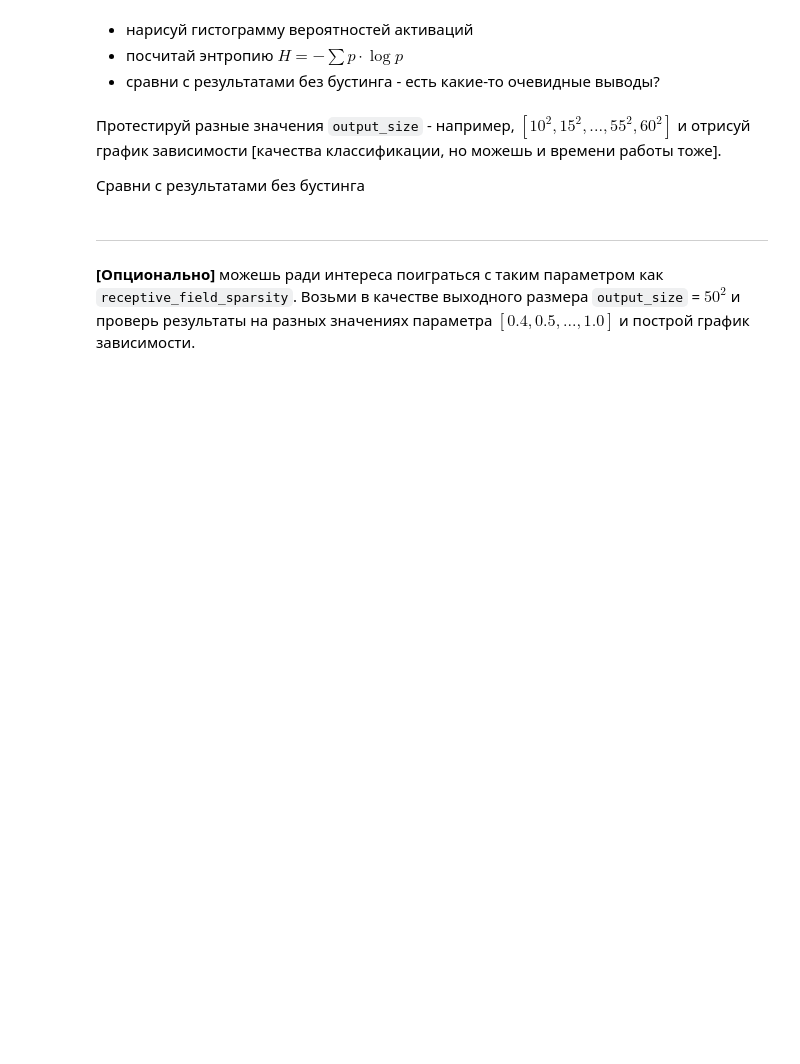
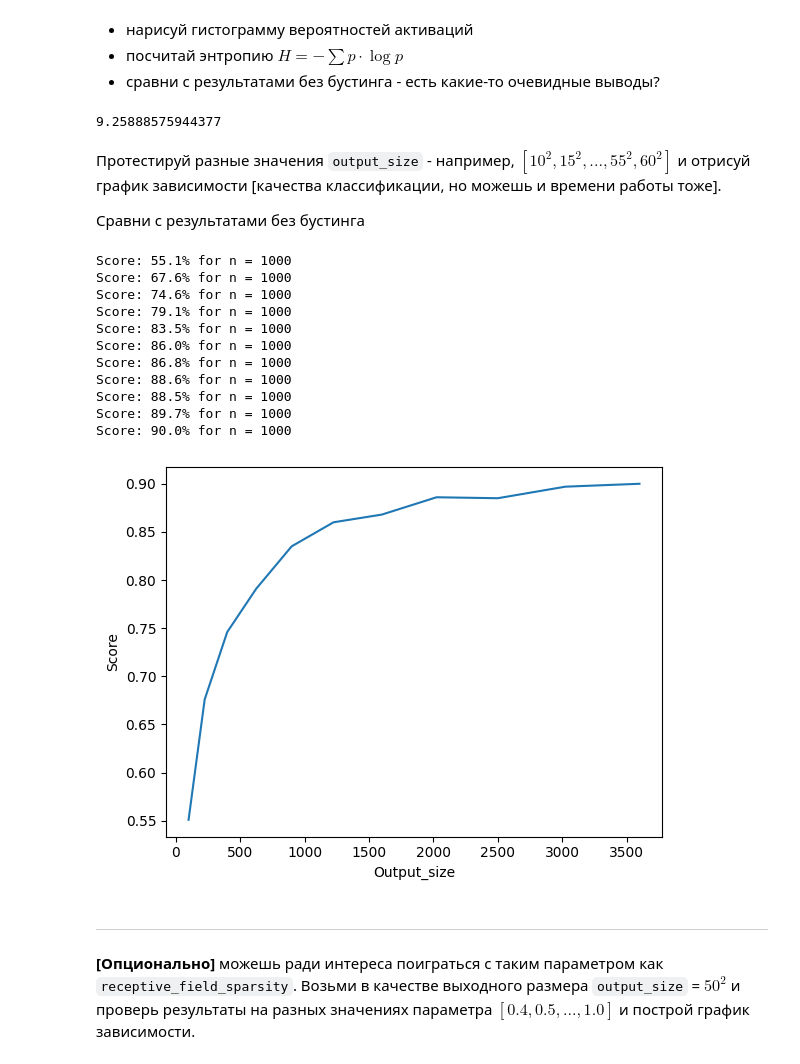
Before and after one commit to Rodyarad/cds_internship_tasks_sp, a Jupyter notebook: sp.ipynb, the cells around one changed output. Drawn from its saved outputs; the diff is of its cells as text; code cells hidden in the pictures; blank space fills up the shorter version.

Commit message:
Added SP implementation with boosting, made tests

```diff
--- a/sp.ipynb
+++ b/sp.ipynb
@@ -250,7 +250,7 @@ class LearnableSpatialPooler:
         ind_of_input = np.tile(np.arange(0, self.input_size), (self.output_size, 1))
         np.apply_along_axis(np.random.shuffle, 1, ind_of_input)
         self.synapses.append(ind_of_input[:,:self.receptive_field])
-        self.count_active = np.zeros(1)
+        self.count_active = []
 
 
     def compute(self, dense_sdr, learn):
@@ -473,3 +515,11 @@ test_classification_with_sp(x_tr, y_tr, x_tst, y_tst, sp)
+# %%
+from scipy.stats import entropy
+number_of_entries = []
+for index in range(sp.output_size):
+  number_of_entries.append(np.count_nonzero(sp.count_active == index))
+entropy(number_of_entries/np.sum(number_of_entries), base=2)
+# %% [output]
+9.25888575944377
 # %% [markdown]
 Протестируй разные значения `output_size` - например, $[10^2, 15^2,..., 55^2, 60^2]$ и отрисуй график зависимости [качества классификации, но можешь и времени работы тоже].
 
@@ -479,3 +527,41 @@ test_classification_with_sp(x_tr, y_tr, x_tst, y_tst, sp)
+# %%
+np.random.seed(seed)
+n = 1000
+x_tr, y_tr = train_images[:n], train_labels[:n]
+x_tst, y_tst = test_images[:n], test_labels[:n]
+
+score = []
+
+for size in range(10,61,5):
+    sp = BoostedSpatialPooler(
+        input_size=train_images[0].size,
+        output_size=size**2,
+        permanence_threshold=.5,
+        output_sparsity=.04,
+        synapse_permanence_deltas=(.1, .03),
+        receptive_field_sparsity=.8,
+        max_boost_factor=2,
+        boost_sliding_window=1000
+    )
+    score.append(test_classification_with_sp(x_tr, y_tr, x_tst, y_tst, sp))
+
+plt.plot(np.arange(10,61,5)**2, score)
+plt.xlabel("Output_size")
+plt.ylabel("Score")
+plt.show()
+# %% [output]
+Score: 55.1% for n = 1000
+Score: 67.6% for n = 1000
+Score: 74.6% for n = 1000
+Score: 79.1% for n = 1000
+Score: 83.5% for n = 1000
+Score: 86.0% for n = 1000
+Score: 86.8% for n = 1000
+Score: 88.6% for n = 1000
+Score: 88.5% for n = 1000
+Score: 89.7% for n = 1000
+Score: 90.0% for n = 1000
+[figure, added]
 # %% [markdown]
 ___
 __[Опционально]__ можешь ради интереса поиграться с таким параметром как `receptive_field_sparsity`. Возьми в качестве выходного размера `output_size` = $50^2$ и проверь результаты на разных значениях параметра $[0.4, 0.5, ..., 1.0]$ и построй график зависимости.
```
Also changed, not shown: parts of 16 cells of this notebook.
